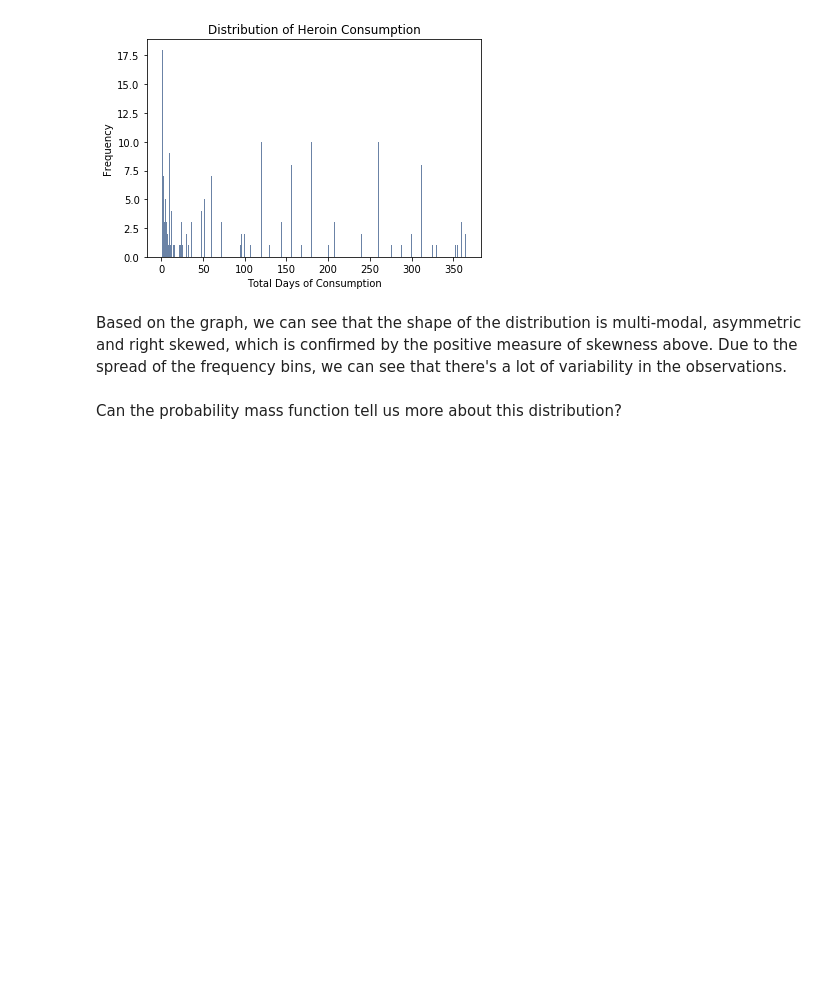
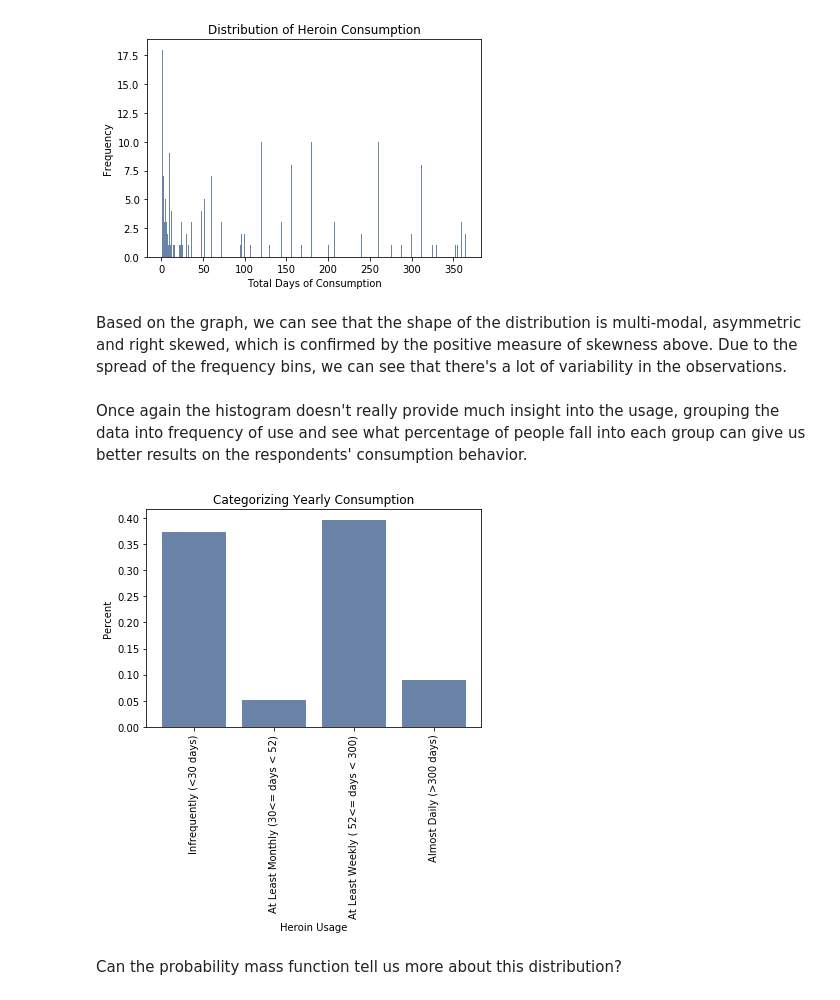
Before and after one commit to zhouandrewc/ThinkStats2, a Jupyter notebook: project1/project1.ipynb, the cells around one changed output. Saved outputs shown, nothing was run; the diff lists cells and outputs as text; code cells hidden in the pictures; blank space fills up the shorter version.

```diff
--- a/project1/project1.ipynb
+++ b/project1/project1.ipynb
@@ -267,6 +315,30 @@ thinkplot.Config(xlabel = "Total Days of Consumption", ylabel = "Frequency", tit
 [figure]
 # %% [markdown]
 Based on the graph, we can see that the shape of the distribution is multi-modal, asymmetric and right skewed, which is confirmed by the positive measure of skewness above. Due to the spread of the frequency bins, we can see that there's a lot of variability in the observations.
+# %% [markdown]
+Once again the histogram doesn't really provide much insight into the usage, grouping the data into frequency of use and see what percentage of people fall into each group can give us better results on the respondents' consumption behavior.
+# %%
+infrequent_her = heroinUsedPast12MO[heroinUsedPast12MO < 30]
+#at least once a month
+criteria1_her = heroinUsedPast12MO >= 30
+criteria2_her = heroinUsedPast12MO < 52
+month_criteria_her = criteria1_her & criteria2_her
+monthly_her = heroinUsedPast12MO[month_criteria_her]
+
+#at least weekly
+criteria3_her = heroinUsedPast12MO >= 52
+criteria4_her = heroinUsedPast12MO < 300
+weekly_criteria_her = criteria3_her & criteria4_her
+weekly_her = heroinUsedPast12MO[weekly_criteria_her]
+
+daily_her = heroinUsedPast12MO[heroinUsedPast12MO>360]
+
+thinkplot.Bar(["Infrequently (<30 days)", "At Least Monthly (30<= days < 52)", "At Least Weekly ( 52<= days < 300)","Almost Daily (>300 days)"],[len(infrequent_her)/len(heroinUsedPast12MO), len(monthly_her)/len(heroinUsedPast12MO), len(weekly_her)/len(heroinUsedPast12MO), len(daily_her)/len(heroinUsedPast12MO)])
+thinkplot.Config(xlabel = "Heroin Usage", ylabel = "Percent", title="Categorizing Yearly Consumption")
+plt.xticks(rotation = "vertical")
+plt.show()
+# %% [output]
+[figure, added]
 # %% [markdown]
 Can the probability mass function tell us more about this distribution?
 # %%
```
Also changed, not shown: parts of 57 cells of this notebook.
